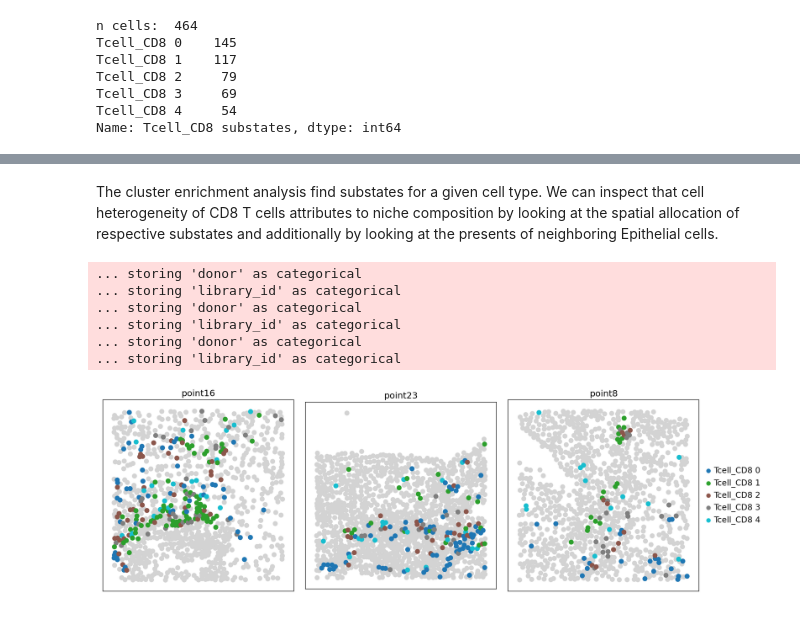
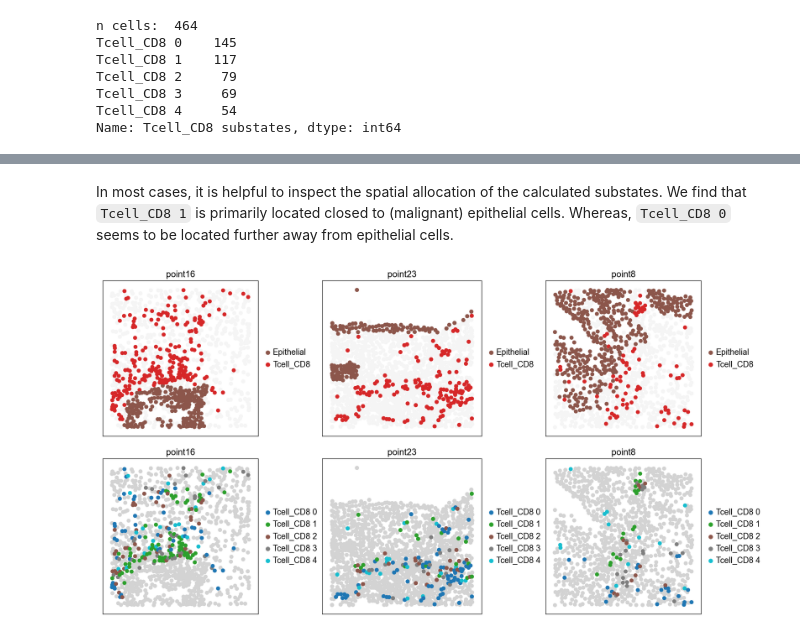
Before and after one commit to theislab/spatial_scog_workshop_2022, a Jupyter notebook: ncem/tutorial_ncem.ipynb, the cells around one changed output, grey strips where cells are left out. Saved outputs shown, nothing was run; the diff lists cells and outputs as text; code cells hidden in the pictures.

```diff
--- a/ncem/tutorial_ncem.ipynb
+++ b/ncem/tutorial_ncem.ipynb
@@ -117,37 +123,54 @@ sc.pl.umap(adata, color='Tcell_CD8 substates', palette='tab10')
 # %% [markdown]
-The cluster enrichment analysis find substates for a given cell type. We can inspect that cell heterogeneity of CD8 T cells attributes to niche composition by looking at the spatial allocation of respective substates and additionally by looking at the presents of neighboring Epithelial cells.
+ In most cases, it is helpful to inspect the spatial allocation of the calculated substates. We find that `Tcell_CD8 1` is primarily located closed to (malignant) epithelial cells. Whereas, `Tcell_CD8 0` seems to be located further away from epithelial cells.
 # %%
-fig, ax = plt.subplots(nrows=1, ncols=3, figsize=(15, 8))
+fig, ax = plt.subplots(nrows=2, ncols=3, figsize=(15, 8))
 ax = ax.ravel()
 for i, k in enumerate(['point16', 'point23', 'point8']):
-    temp_adata = adata[adata.obs.library_id == k].copy()
+
+    temp_adata = adata_img[adata_img.obs['library_id'] == k].copy()
+
+    sc.pl.spatial(
+        temp_adata,
+        spot_size=30,
+        ax=ax[i],
+        show=False,
+        na_color='whitesmoke',
+        title=''
+    )
+    sc.pl.spatial(
+        temp_adata[temp_adata.obs.Cluster.isin(['Epithelial', 'Tcell_CD8'])].copy(),
+        color='Cluster',
+        spot_size=30,
+        ax=ax[i],
+        show=False,
+        title=k,
+        palette={'Epithelial': '#8c564b', 'Tcell_CD8': '#d62728'}
+    )
+
     sc.pl.spatial(
         adata_img[adata_img.obs.library_id == k].copy(),
         spot_size=30,
-        ax=ax[i],
+        ax=ax[i+3],
         show=False,
         title=''
     )
     sc.pl.spatial(
         adata[adata.obs.library_id == k].copy(),
         color='Tcell_CD8 substates',
         spot_size=30,
-        ax=ax[i],
-        legend_loc='right margin' if i==2 else None,
+        ax=ax[i+3],
         show=False,
         title=k,
         palette='tab10'
     )
+
     ax[i].invert_yaxis()
     ax[i].set_xlabel('')
     ax[i].set_ylabel('')
+    ax[i+3].invert_yaxis()
+    ax[i+3].set_xlabel('')
+    ax[i+3].set_ylabel('')
 plt.tight_layout()
 plt.show()
 # %% [output]
-... storing 'donor' as categorical
-... storing 'library_id' as categorical
-... storing 'donor' as categorical
-... storing 'library_id' as categorical
-... storing 'donor' as categorical
-... storing 'library_id' as categorical
-[figure, old version]
+[figure, new version]
```
Also changed, not shown: parts of 38 cells of this notebook.
